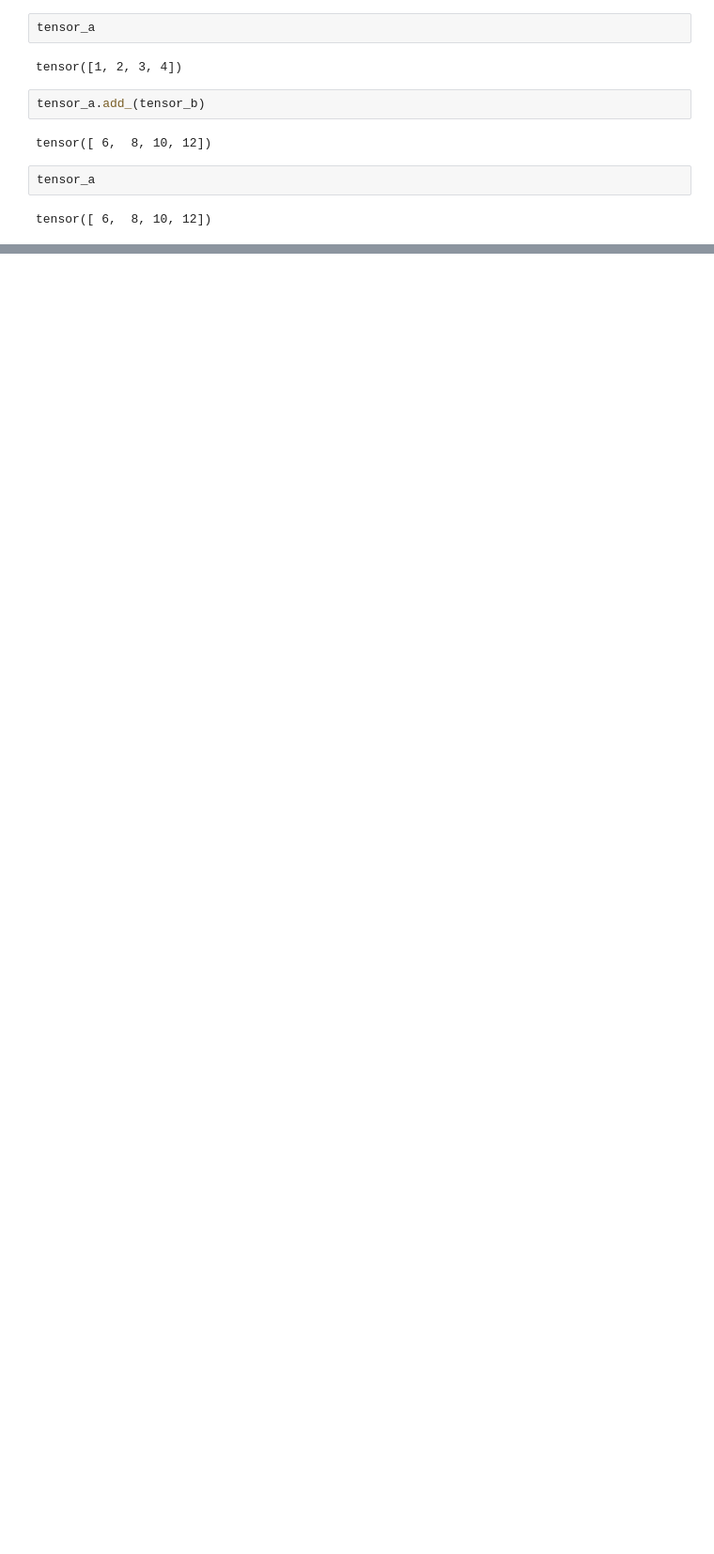
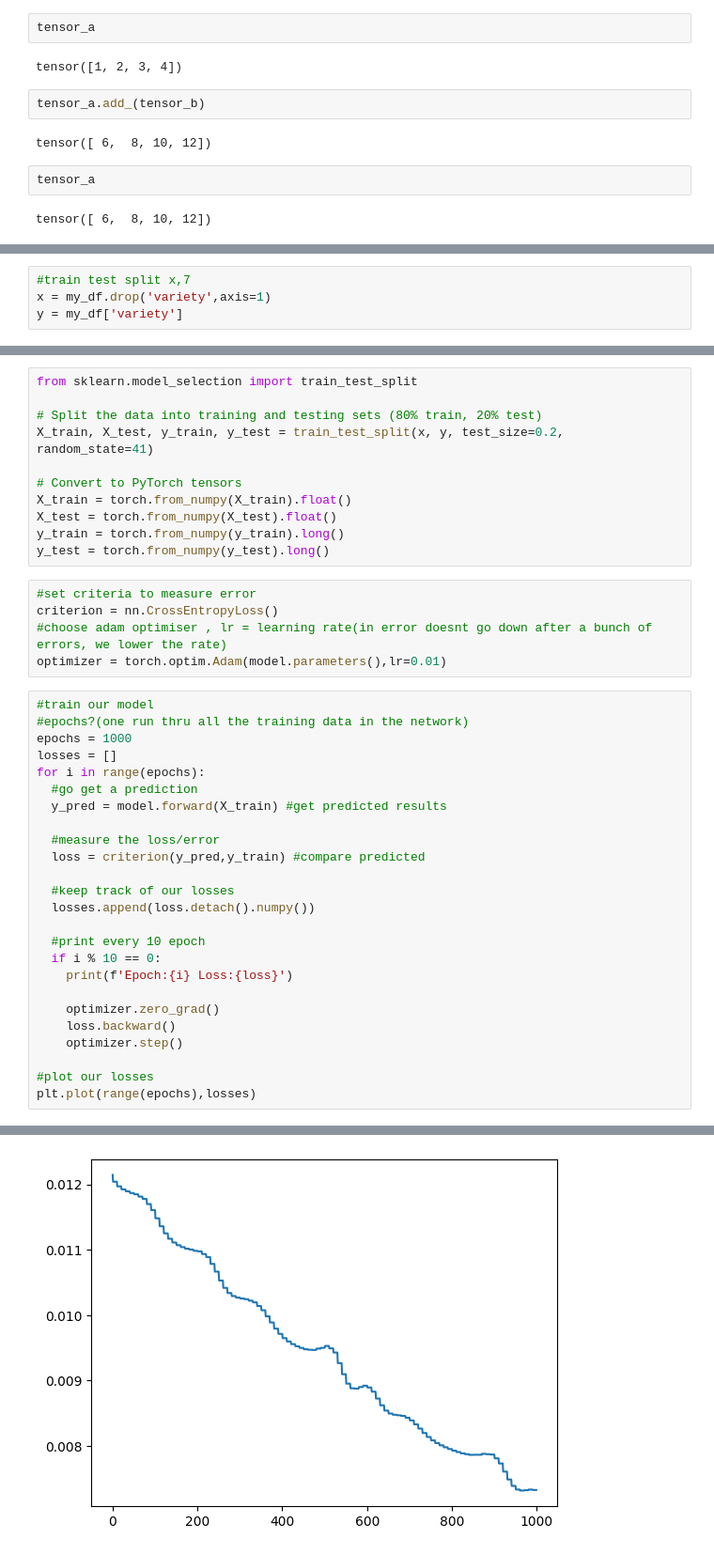
Before and after one commit to linus-kanyingi/pytorchTest, a Jupyter notebook: PytorchTest.ipynb, the cells around one changed output, grey strips where cells are left out. Shown at 94% size. Cells and saved outputs as stored; diff of their text form; blank space fills up the shorter version.

```diff
--- a/PytorchTest.ipynb
+++ b/PytorchTest.ipynb
@@ -231,0 +300,4 @@ tensor([ 6,  8, 10, 12])
+# %%
+#train test split x,7
+x = my_df.drop('variety',axis=1)
+y = my_df['variety']
@@ -231,0 +325,42 @@ tensor([ 6,  8, 10, 12])
+# %%
+from sklearn.model_selection import train_test_split
+
+# Split the data into training and testing sets (80% train, 20% test)
+X_train, X_test, y_train, y_test = train_test_split(x, y, test_size=0.2, random_state=41)
+
+# Convert to PyTorch tensors
+X_train = torch.from_numpy(X_train).float()
+X_test = torch.from_numpy(X_test).float()
+y_train = torch.from_numpy(y_train).long()
+y_test = torch.from_numpy(y_test).long()
+# %%
+#set criteria to measure error
+criterion = nn.CrossEntropyLoss()
+#choose adam optimiser , lr = learning rate(in error doesnt go down after a bunch of errors, we lower the rate)
+optimizer = torch.optim.Adam(model.parameters(),lr=0.01)
+# %%
+#train our model
+#epochs?(one run thru all the training data in the network)
+epochs = 1000
+losses = []
+for i in range(epochs):
+  #go get a prediction
+  y_pred = model.forward(X_train) #get predicted results
+
+  #measure the loss/error
+  loss = criterion(y_pred,y_train) #compare predicted
+
+  #keep track of our losses
+  losses.append(loss.detach().numpy())
+
+  #print every 10 epoch
+  if i % 10 == 0:
+    print(f'Epoch:{i} Loss:{loss}')
+
+    optimizer.zero_grad()
+    loss.backward()
+    optimizer.step()
+
+#plot our losses
+plt.plot(range(epochs),losses)
+# %% [output]
@@ -231,0 +385 @@ tensor([ 6,  8, 10, 12])
+[figure, added]
```
Also changed, not shown: parts of 9 cells of this notebook.
